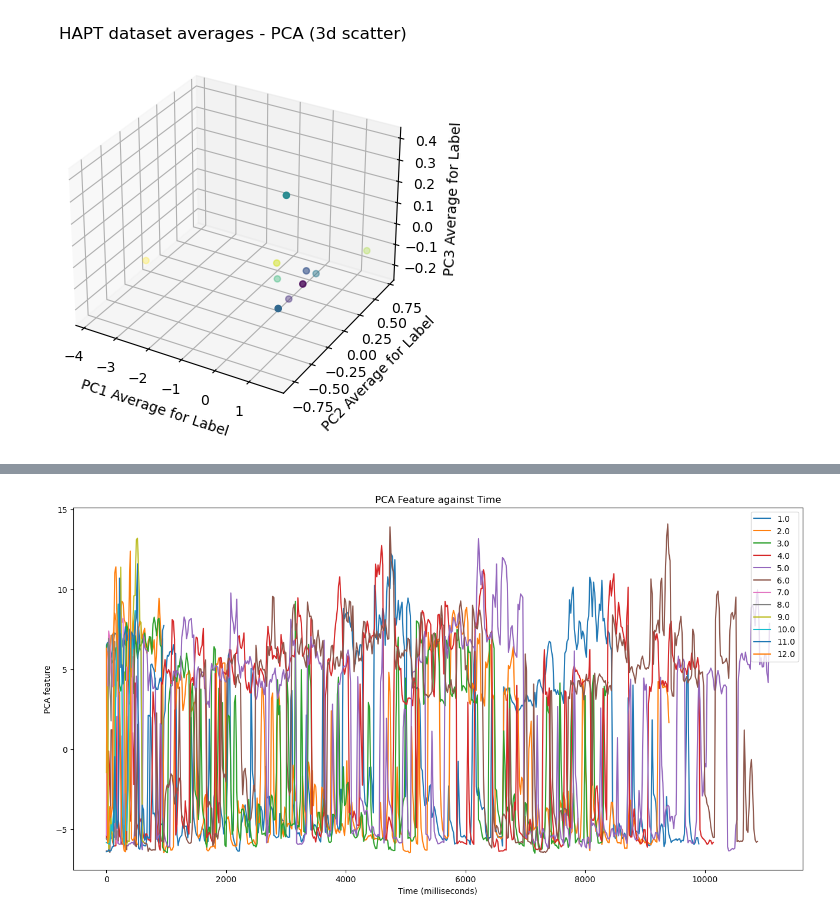
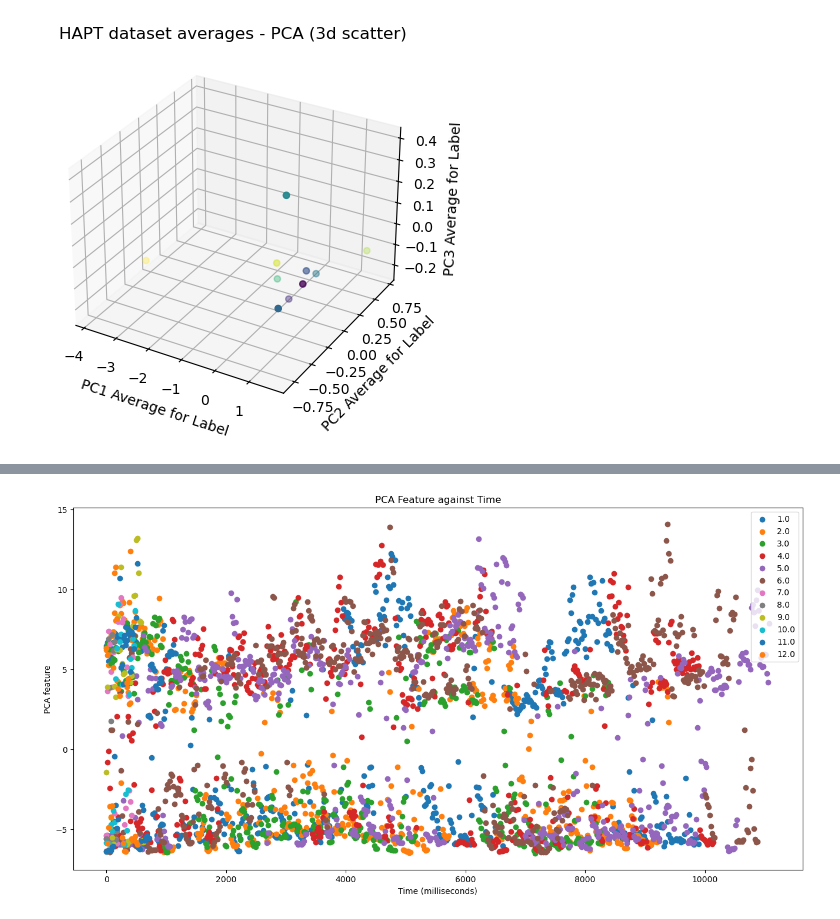
Before and after one commit to jayceeuzo/HAPT_auto_viz, a Jupyter notebook: hapt.ipynb, the cells around one changed output, grey strips where cells are left out. Drawn from its saved outputs; the diff is of its cells as text; code cells hidden in the pictures.

```diff
--- a/hapt.ipynb
+++ b/hapt.ipynb
@@ -356,24 +340,24 @@ entire_labels_partition_time
 # %%
 #### PLOTTING EACH DATAFRAME IN THE LIST 'entire_labels_partition_time' AS A LINE CHART ON THE SAME PLOT
 
 # plotting the dataframes
 fig, ax = plt.subplots(figsize=(16, 8))
 
 # Plot the dataframes
 for partition in entire_labels_partition_time:
-    ax.plot(partition['time'], partition['pca_feature_0'], label=partition['labels'][0])
+    ax.scatter(partition['time'], partition['pca_feature_0'], label=partition['labels'][0])
 
 
 # Add labels and title to the plot
 plt.legend(loc='upper right')
 plt.xlabel('Time (milliseconds)')
 plt.ylabel('PCA feature')
 plt.title('PCA Feature against Time')
 
 # Show the plot
 plt.show()
 # %% [output]
-[figure, old version]
+[figure, new version]
 # %%
 #### LINE PLOT TOO MESSY. MAKE IT INTERACTIVE
 
```
Also changed, not shown: parts of 9 cells of this notebook.
